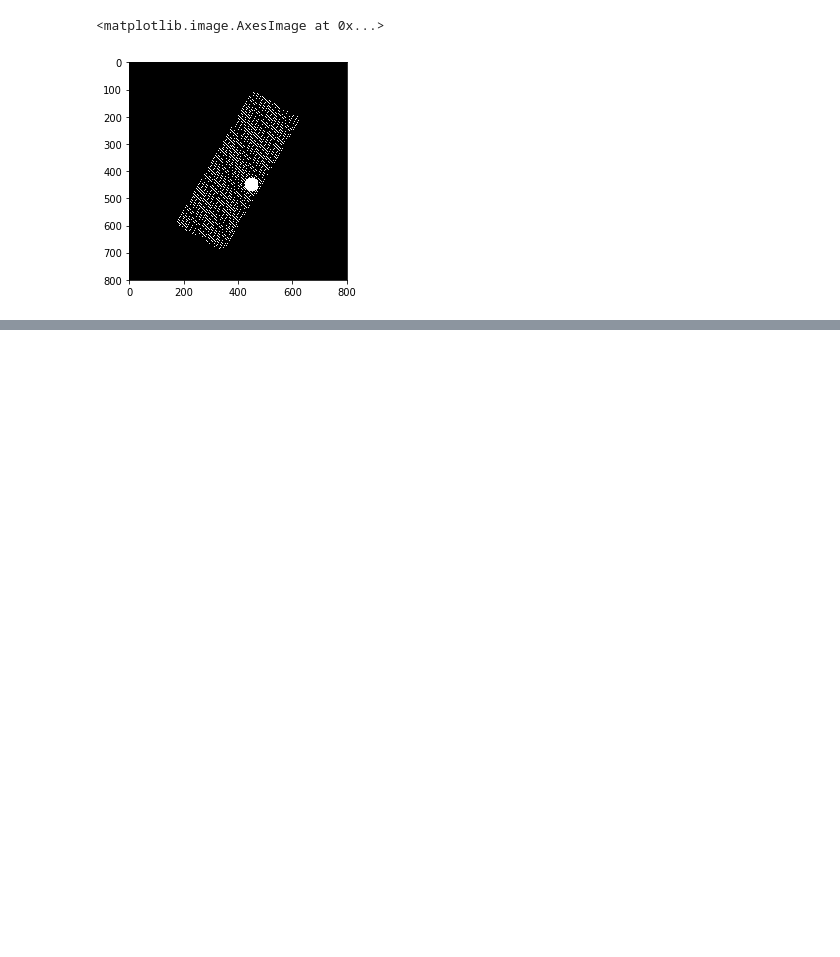
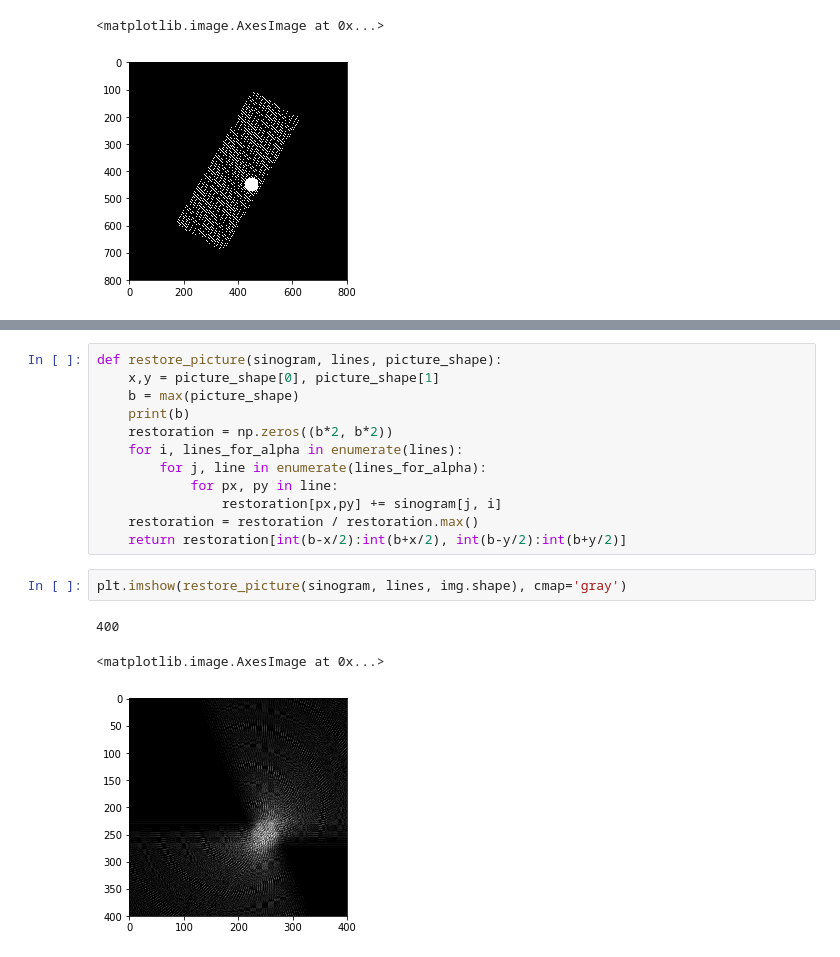
Before and after one commit to damianhorna/backprojection-tomography, a Jupyter notebook: sinogram.ipynb, the cells around one changed output, grey strips where cells are left out. Drawn from its saved outputs; the diff is of its cells as text; blank space fills up the shorter version.

Commit message:
restored a dot

```diff
--- a/sinogram.ipynb
+++ b/sinogram.ipynb
@@ -150,0 +154,18 @@ plt.imshow(gen_sinogram(40, 200, 10, img), cmap='gray')
+# %%
+def restore_picture(sinogram, lines, picture_shape):
+    x,y = picture_shape[0], picture_shape[1]
+    b = max(picture_shape)
+    print(b)
+    restoration = np.zeros((b*2, b*2))
+    for i, lines_for_alpha in enumerate(lines):
+        for j, line in enumerate(lines_for_alpha):
+            for px, py in line:
+                restoration[px,py] += sinogram[j, i]
+    restoration = restoration / restoration.max()
+    return restoration[int(b-x/2):int(b+x/2), int(b-y/2):int(b+y/2)]
+# %%
+plt.imshow(restore_picture(sinogram, lines, img.shape), cmap='gray')
+# %% [output]
+400
+<matplotlib.image.AxesImage at 0x...>
+[figure, added]
```
Also changed, not shown: parts of 2 cells of this notebook.
